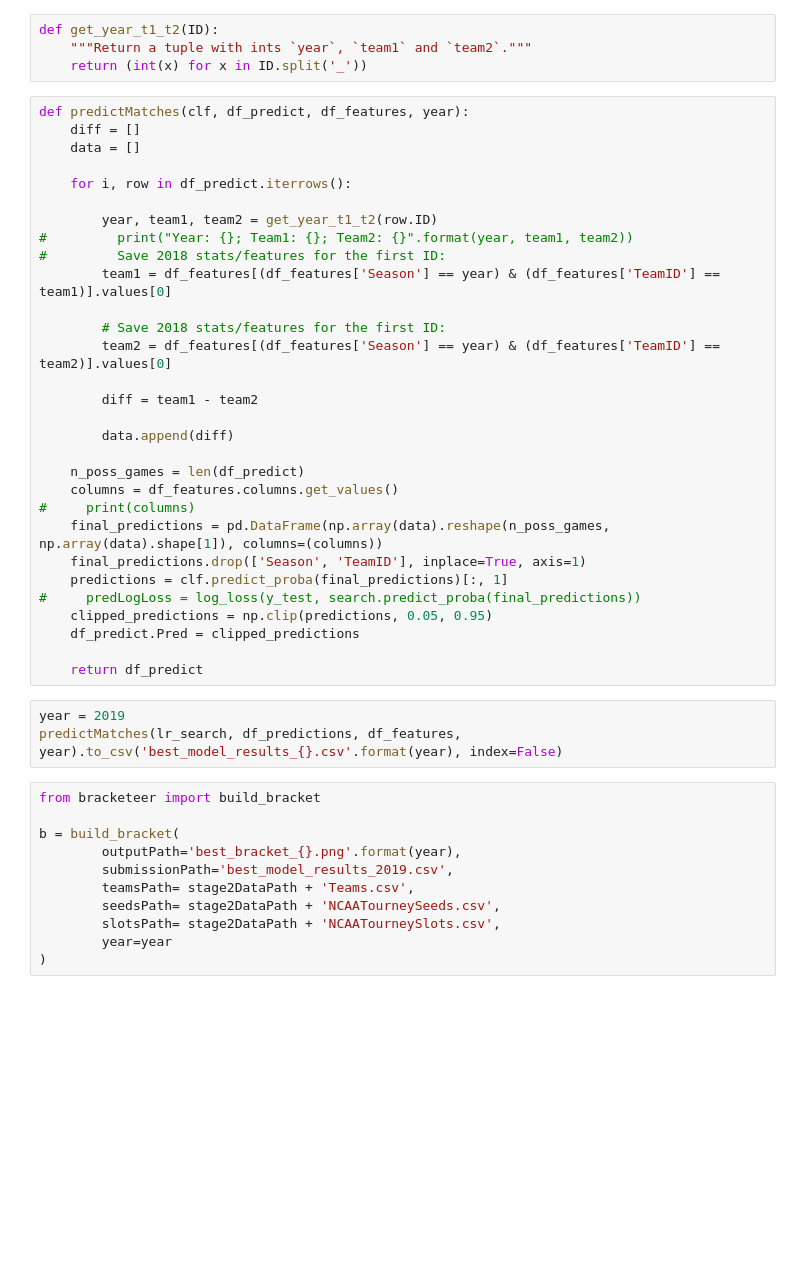
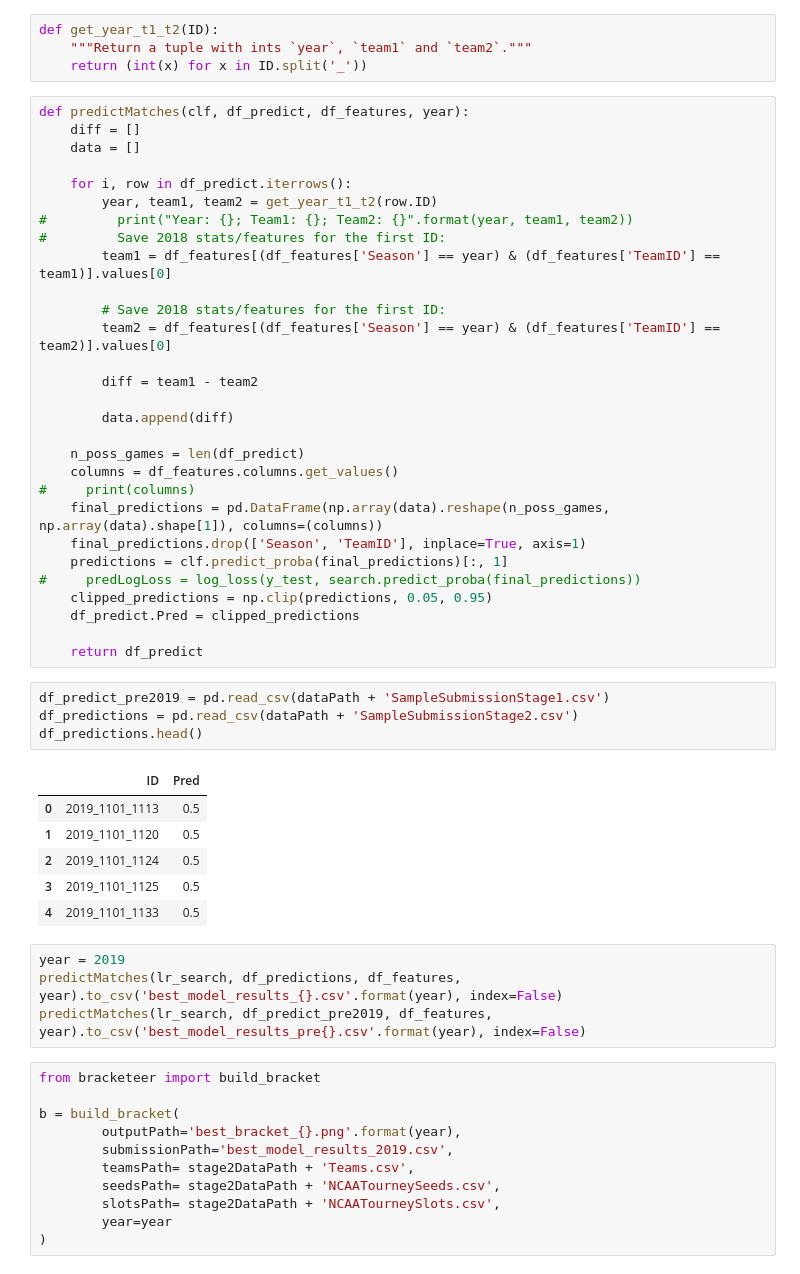
Before and after one commit to mjmcfalls/udacity-machine-learning, a Jupyter notebook: projects/capstone/Capstone-Notebook-Working.ipynb, the cells around one changed output. Saved outputs shown, nothing was run; the diff lists cells and outputs as text; blank space fills up the shorter version.

```diff
--- a/projects/capstone/Capstone-Notebook-Working.ipynb
+++ b/projects/capstone/Capstone-Notebook-Working.ipynb
@@ -600,7 +706,6 @@ def predictMatches(clf, df_predict, df_features, year):
     data = []
 
     for i, row in df_predict.iterrows():
-
         year, team1, team2 = get_year_t1_t2(row.ID)
 #         print("Year: {}; Team1: {}; Team2: {}".format(year, team1, team2))
 #         Save 2018 stats/features for the first ID:
@@ -624,9 +729,21 @@ def predictMatches(clf, df_predict, df_features, year):
     df_predict.Pred = clipped_predictions
 
     return df_predict
+# %%
+df_predict_pre2019 = pd.read_csv(dataPath + 'SampleSubmissionStage1.csv')
+df_predictions = pd.read_csv(dataPath + 'SampleSubmissionStage2.csv')
+df_predictions.head()
+# %% [output]
+|  | ID | Pred |
+| 0 | 2019_1101_1113 | 0.5 |
+| 1 | 2019_1101_1120 | 0.5 |
+| 2 | 2019_1101_1124 | 0.5 |
+| 3 | 2019_1101_1125 | 0.5 |
+| 4 | 2019_1101_1133 | 0.5 |
 # %%
 year = 2019
 predictMatches(lr_search, df_predictions, df_features, year).to_csv('best_model_results_{}.csv'.format(year), index=False)
+predictMatches(lr_search, df_predict_pre2019, df_features, year).to_csv('best_model_results_pre{}.csv'.format(year), index=False)
 # %%
 from bracketeer import build_bracket
 
```
Also changed, not shown: parts of 28 cells of this notebook, 6 other files.
